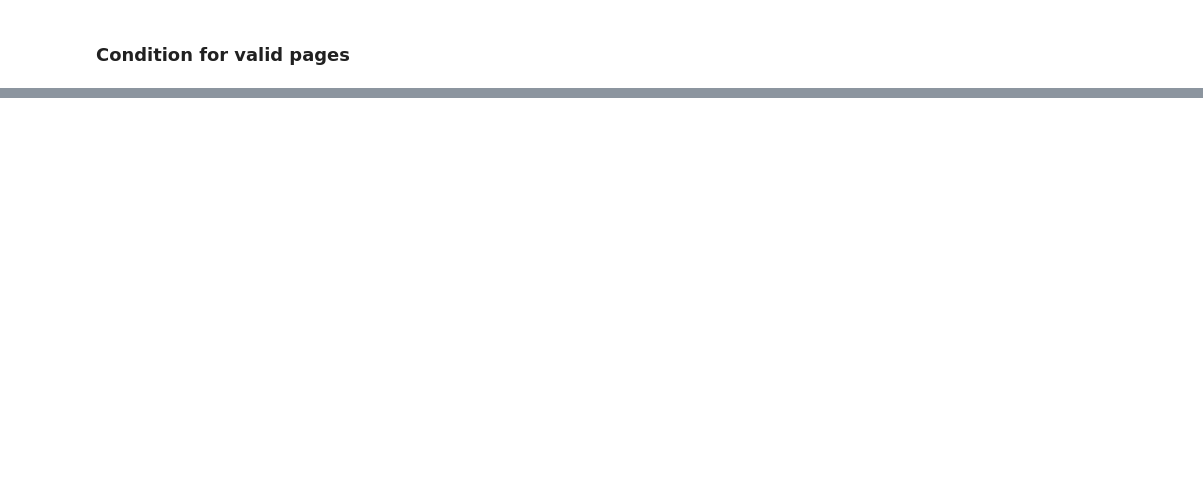
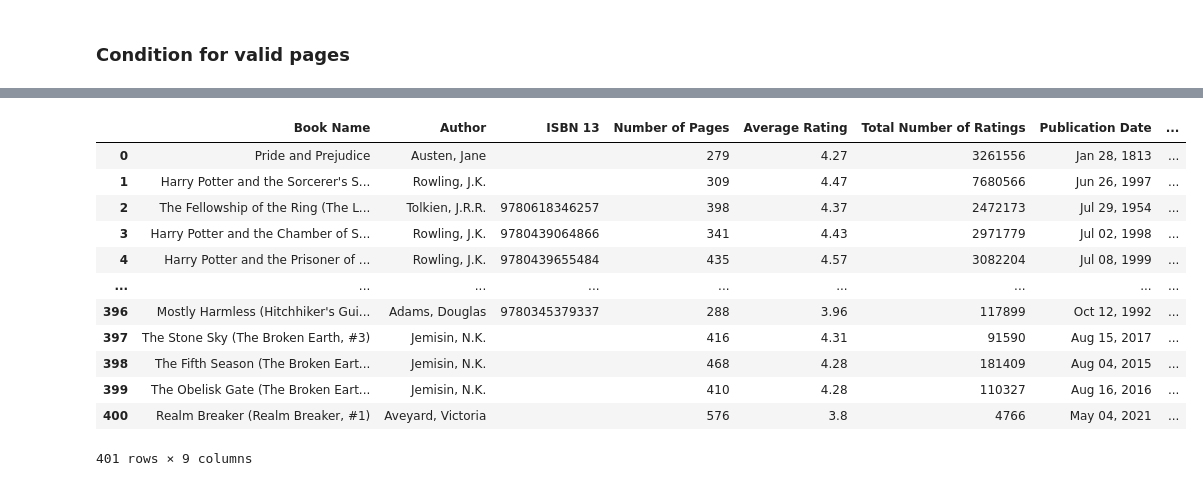
Before and after one commit to Hari31416/Python, a Jupyter notebook: Codes/Web Scraping/Goodreads_Scrape.ipynb, the cells around one changed output, grey strips where cells are left out. Drawn from its saved outputs; the diff is of its cells as text; code cells hidden in the pictures; blank space fills up the shorter version.

Commit message:
Goodreads

```diff
--- a/Codes/Web Scraping/Goodreads_Scrape.ipynb
+++ b/Codes/Web Scraping/Goodreads_Scrape.ipynb
@@ -225,0 +255,7 @@ False
+# %%
+import requests
+import bs4
+final_link = 'https://www.goodreads.com/review/list/110673662-harikesh-kumar?page=15&sort=title'
+link = 'https://www.goodreads.com/review/list/110673662-harikesh-kumar?page=1&sort=title'
+code = requests.get(link)
+soup = bs4.BeautifulSoup(code.text, "lxml")
@@ -225,0 +359,20 @@ False
+# %%
+index = 'Book Name, Author, ISBN 13, ISBN, Number of Pages, Average Rating, Total Number of Ratings, Publication Date, Started Date, Ended Date'.split(', ')
+# %%
+book_df = pd.DataFrame(data = [books, authors, isbn13s, isbns, pagess, ratings, num_ratings, pub_dates, started, ended], index = index).transpose()
+# %%
+book_df
+# %% [output]
+|  | Book Name | Author | ISBN 13 | Number of Pages | Average Rating | Total Number of Ratings | Publication Date | ... |
+| 0 | Pride and Prejudice | Austen, Jane |  | 279 | 4.27 | 3261556 | Jan 28, 1813 | ... |
+| 1 | Harry Potter and the Sorcerer's S... | Rowling, J.K. |  | 309 | 4.47 | 7680566 | Jun 26, 1997 | ... |
+| 2 | The Fellowship of the Ring (The L... | Tolkien, J.R.R. | 9780618346257 | 398 | 4.37 | 2472173 | Jul 29, 1954 | ... |
+| 3 | Harry Potter and the Chamber of S... | Rowling, J.K. | 9780439064866 | 341 | 4.43 | 2971779 | Jul 02, 1998 | ... |
+| 4 | Harry Potter and the Prisoner of ... | Rowling, J.K. | 9780439655484 | 435 | 4.57 | 3082204 | Jul 08, 1999 | ... |
+| ... | ... | ... | ... | ... | ... | ... | ... | ... |
+| 396 | Mostly Harmless (Hitchhiker's Gui... | Adams, Douglas | 9780345379337 | 288 | 3.96 | 117899 | Oct 12, 1992 | ... |
+| 397 | The Stone Sky (The Broken Earth, #3) | Jemisin, N.K. |  | 416 | 4.31 | 91590 | Aug 15, 2017 | ... |
+| 398 | The Fifth Season (The Broken Eart... | Jemisin, N.K. |  | 468 | 4.28 | 181409 | Aug 04, 2015 | ... |
+| 399 | The Obelisk Gate (The Broken Eart... | Jemisin, N.K. |  | 410 | 4.28 | 110327 | Aug 16, 2016 | ... |
+| 400 | Realm Breaker (Realm Breaker, #1) | Aveyard, Victoria |  | 576 | 3.8 | 4766 | May 04, 2021 | ... |
+401 rows × 9 columns
```
Also changed, not shown: parts of 25 cells of this notebook, 2 other files.
